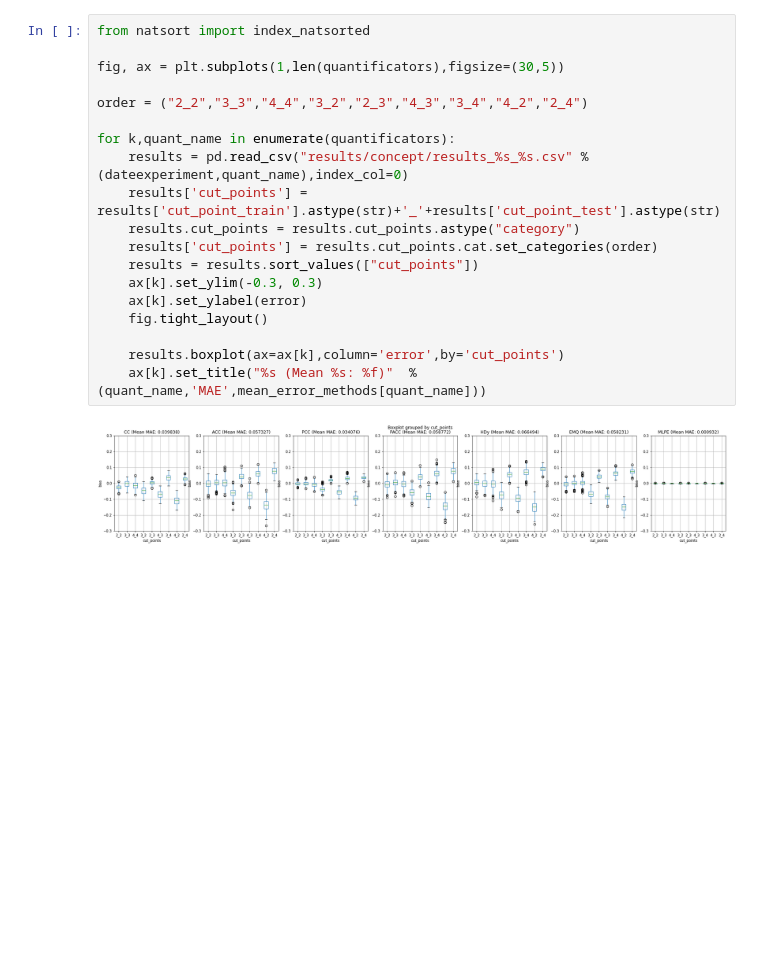
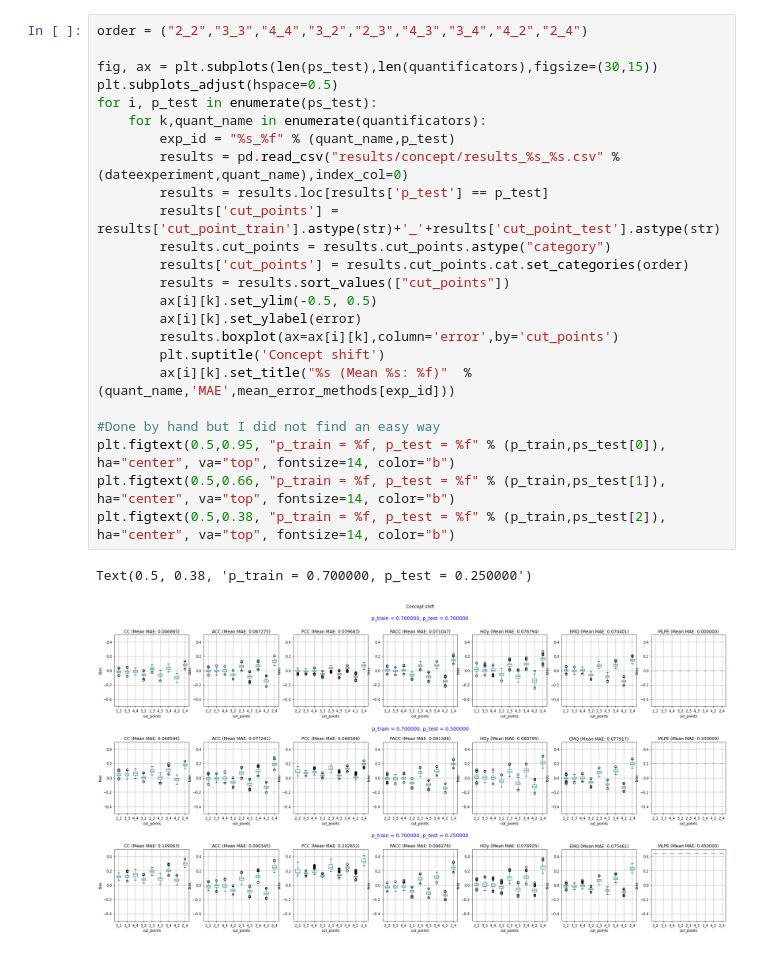
Before and after one commit to pglez82/quant_datasetshift, a Jupyter notebook: analyze_results_concept.ipynb, the cells around one changed output. Drawn from its saved outputs; the diff is of its cells as text; blank space fills up the shorter version.

Commit message:
changing scripts to support also prior probability shift

```diff
--- a/analyze_results_concept.ipynb
+++ b/analyze_results_concept.ipynb
@@ -80,21 +78,27 @@ Results for method MLPE. Mean MAE: 0.000932
 # %%
-from natsort import index_natsorted
-
-fig, ax = plt.subplots(1,len(quantificators),figsize=(30,5))
-
 order = ("2_2","3_3","4_4","3_2","2_3","4_3","3_4","4_2","2_4")
 
-for k,quant_name in enumerate(quantificators):
-    results = pd.read_csv("results/concept/results_%s_%s.csv" % (dateexperiment,quant_name),index_col=0)
-    results['cut_points'] = results['cut_point_train'].astype(str)+'_'+results['cut_point_test'].astype(str)
-    results.cut_points = results.cut_points.astype("category")
-    results['cut_points'] = results.cut_points.cat.set_categories(order)
-    results = results.sort_values(["cut_points"])
-    ax[k].set_ylim(-0.3, 0.3)
-    ax[k].set_ylabel(error)
-    fig.tight_layout()
+fig, ax = plt.subplots(len(ps_test),len(quantificators),figsize=(30,15))
+plt.subplots_adjust(hspace=0.5)
+for i, p_test in enumerate(ps_test):
+    for k,quant_name in enumerate(quantificators):
+        exp_id = "%s_%f" % (quant_name,p_test)
+        results = pd.read_csv("results/concept/results_%s_%s.csv" % (dateexperiment,quant_name),index_col=0)
+        results = results.loc[results['p_test'] == p_test]
+        results['cut_points'] = results['cut_point_train'].astype(str)+'_'+results['cut_point_test'].astype(str)
+        results.cut_points = results.cut_points.astype("category")
+        results['cut_points'] = results.cut_points.cat.set_categories(order)
+        results = results.sort_values(["cut_points"])
+        ax[i][k].set_ylim(-0.5, 0.5)
+        ax[i][k].set_ylabel(error)
+        results.boxplot(ax=ax[i][k],column='error',by='cut_points')
+        plt.suptitle('Concept shift')
+        ax[i][k].set_title("%s (Mean %s: %f)"  % (quant_name,'MAE',mean_error_methods[exp_id]))
 
-    results.boxplot(ax=ax[k],column='error',by='cut_points')
-    ax[k].set_title("%s (Mean %s: %f)"  % (quant_name,'MAE',mean_error_methods[quant_name]))
+#Done by hand but I did not find an easy way
+plt.figtext(0.5,0.95, "p_train = %f, p_test = %f" % (p_train,ps_test[0]), ha="center", va="top", fontsize=14, color="b")
+plt.figtext(0.5,0.66, "p_train = %f, p_test = %f" % (p_train,ps_test[1]), ha="center", va="top", fontsize=14, color="b")
+plt.figtext(0.5,0.38, "p_train = %f, p_test = %f" % (p_train,ps_test[2]), ha="center", va="top", fontsize=14, color="b")
 # %% [output]
+Text(0.5, 0.38, 'p_train = 0.700000, p_test = 0.250000')
-[figure, old version]
+[figure, new version]
```
Also changed, not shown: parts of 1 cell of this notebook, 5 other files.
